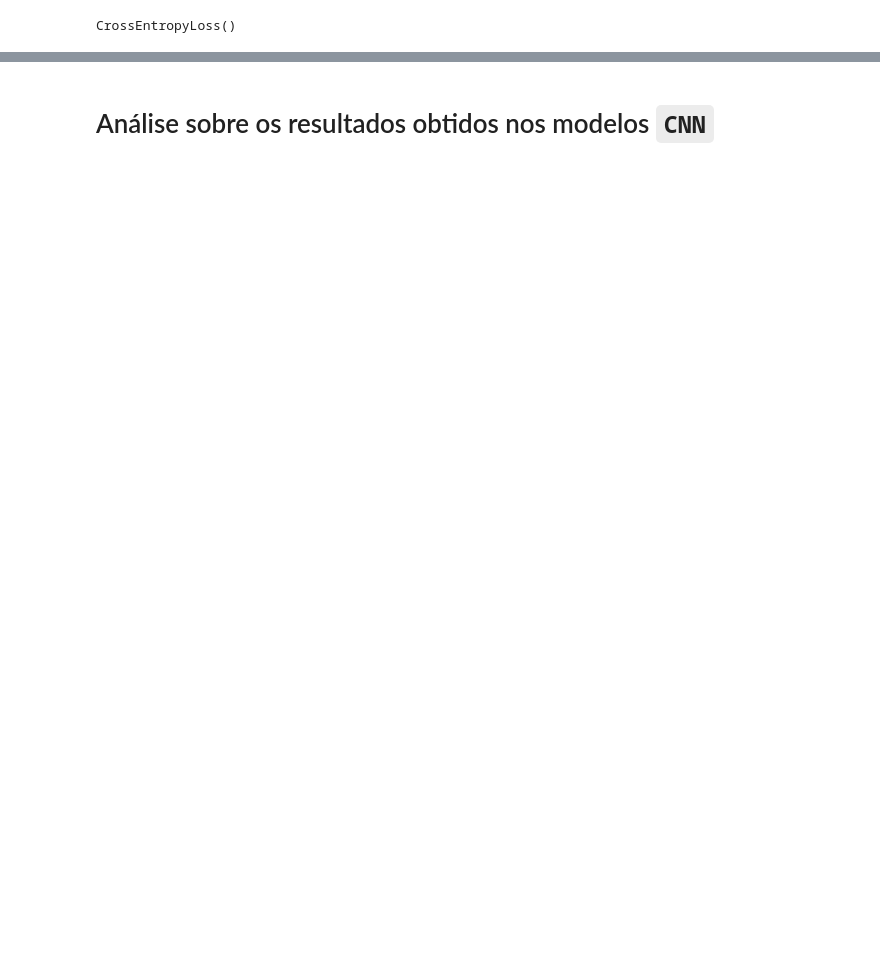
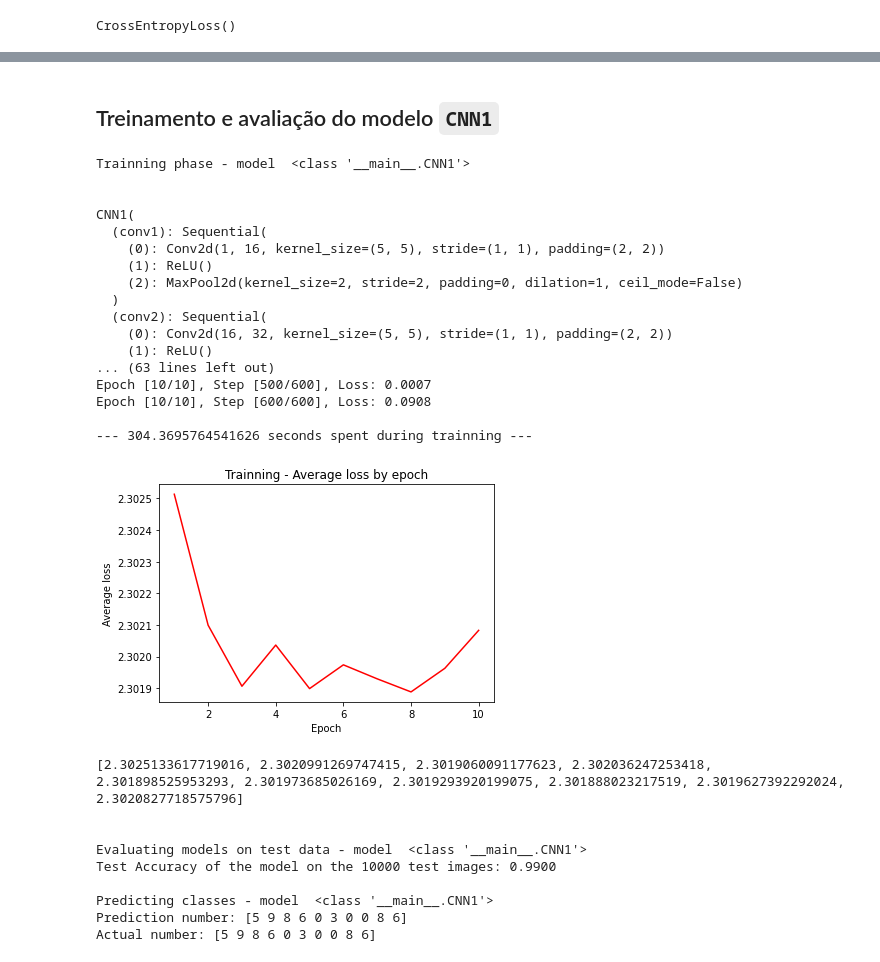
Before and after one commit to aaperei/data-science, a Jupyter notebook: cnn.ipynb, the cells around one changed output, grey strips where cells are left out. Cells and saved outputs as stored; diff of their text form; code cells hidden in the pictures; blank space fills up the shorter version.

```diff
--- a/cnn.ipynb
+++ b/cnn.ipynb
@@ -443,14 +456,0 @@ def plot_average_loss_by_epoch(y):
-# %%
-models.append(CNN1())
-models.append(CNN2())
-models.append(CNN3())
-models.append(CNN4())
-models.append(CNN5())
-
-#Train and test models
-for model in models:
-  average_loss_by_epoch = train(num_epochs, model, loaders)
-  plot_average_loss_by_epoch(average_loss_by_epoch)
-  test(model)
-  predict_sample_classes(model)
-  print("---------------------------------------------------------------------------\n\n")
@@ -547,2 +456,0 @@ Epoch [5/10], Step [400/600], Loss: 2.3005
-# %% [markdown]
-# Análise sobre os resultados obtidos nos modelos `CNN`
@@ -548,0 +467,37 @@ Epoch [5/10], Step [400/600], Loss: 2.3005
+# %% [markdown]
+## Treinamento e avaliação do modelo `CNN1`
+# %%
+#Train and test model CNN1
+cnn1 = CNN1()
+average_loss_by_epoch_cnn1 = train(num_epochs, cnn1, loaders)
+plot_average_loss_by_epoch(average_loss_by_epoch)
+test(cnn1)
+predict_sample_classes(cnn1)
+# %% [output]
+Trainning phase - model  <class '__main__.CNN1'>
+
+
+CNN1(
+  (conv1): Sequential(
+    (0): Conv2d(1, 16, kernel_size=(5, 5), stride=(1, 1), padding=(2, 2))
+    (1): ReLU()
+    (2): MaxPool2d(kernel_size=2, stride=2, padding=0, dilation=1, ceil_mode=False)
+  )
+  (conv2): Sequential(
+    (0): Conv2d(16, 32, kernel_size=(5, 5), stride=(1, 1), padding=(2, 2))
+    (1): ReLU()
+... (63 lines left out)
+Epoch [10/10], Step [500/600], Loss: 0.0007
+Epoch [10/10], Step [600/600], Loss: 0.0908
+
+--- 304.3695764541626 seconds spent during trainning ---
+[figure, added]
+[2.3025133617719016, 2.3020991269747415, 2.3019060091177623, 2.302036247253418, 2.301898525953293, 2.301973685026169, 2.3019293920199075, 2.301888023217519, 2.3019627392292024, 2.3020827718575796]
+
+
+Evaluating models on test data - model  <class '__main__.CNN1'>
+Test Accuracy of the model on the 10000 test images: 0.9900
+
+Predicting classes - model  <class '__main__.CNN1'>
+Prediction number: [5 9 8 6 0 3 0 0 8 6]
+Actual number: [5 9 8 6 0 3 0 0 8 6]
```
Also changed, not shown: parts of 25 cells of this notebook.
